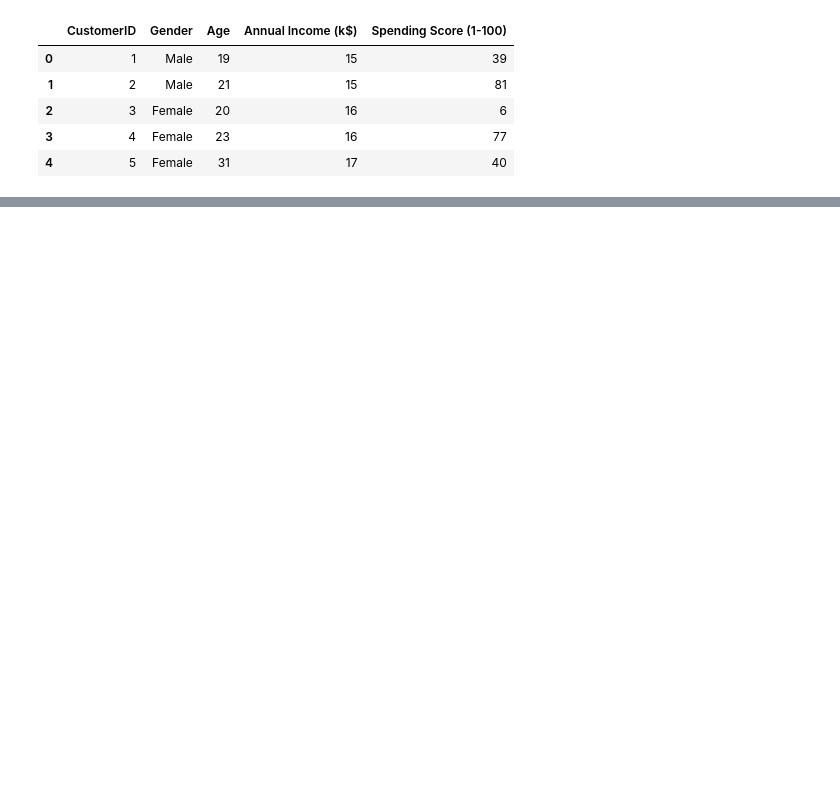
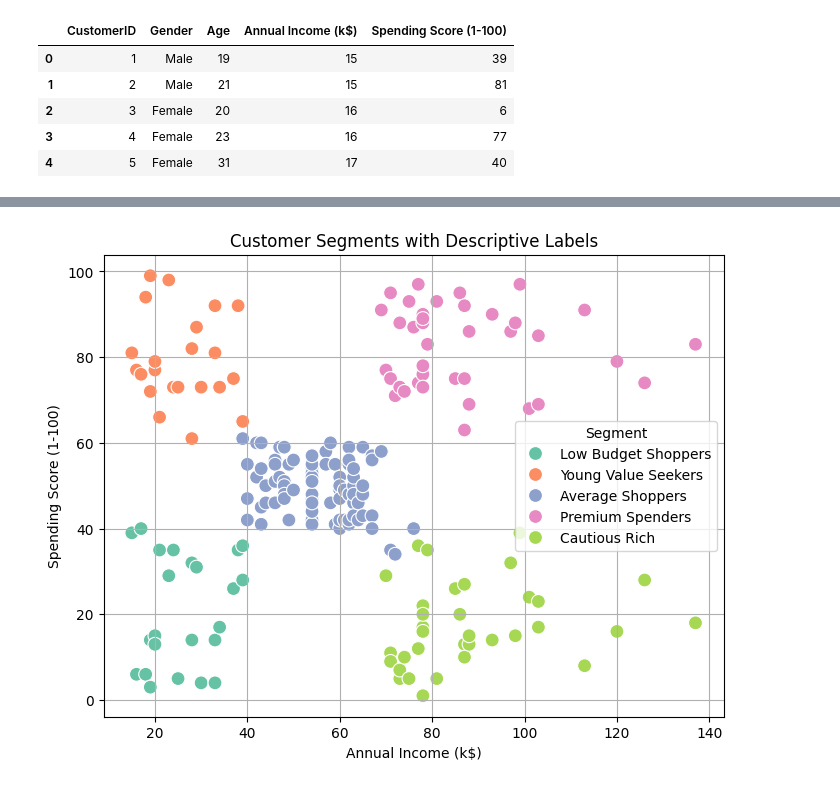
Before and after one commit to Harsimran-singh-7765/Elevate_labs_Harsimran_singh_task_8, a Jupyter notebook: main.ipynb, the cells around one changed output, grey strips where cells are left out. Cells and saved outputs as stored; diff of their text form; code cells hidden in the pictures; blank space fills up the shorter version.

```diff
--- a/main.ipynb
+++ b/main.ipynb
@@ -72,0 +205,8 @@ array([[-1.12815215, -1.42456879, -1.73899919, -0.43480148],
+# %%
+cluster_names = {
+    0: "Average Shoppers",
+    1: "Premium Spenders",
+    2: "Young Value Seekers",     # low income, but high spend
+    3: "Cautious Rich",           # high income, but low spend
+    4: "Low Budget Shoppers"      # low income, low spend
+}
@@ -72,0 +220,3 @@ array([[-1.12815215, -1.42456879, -1.73899919, -0.43480148],
+# %%
+df['Segment'] = df['Cluster'].map(cluster_names)
+df.head()
@@ -72,0 +230,8 @@ array([[-1.12815215, -1.42456879, -1.73899919, -0.43480148],
+# %%
+plt.figure(figsize=(8,6))
+sns.scatterplot(data=df, x='Annual Income (k$)', y='Spending Score (1-100)', hue='Segment', palette='Set2', s=100)
+plt.title("Customer Segments with Descriptive Labels")
+plt.grid(True)
+plt.show()
+# %% [output]
+[figure, added]
```
Also changed, not shown: parts of 14 cells of this notebook.
